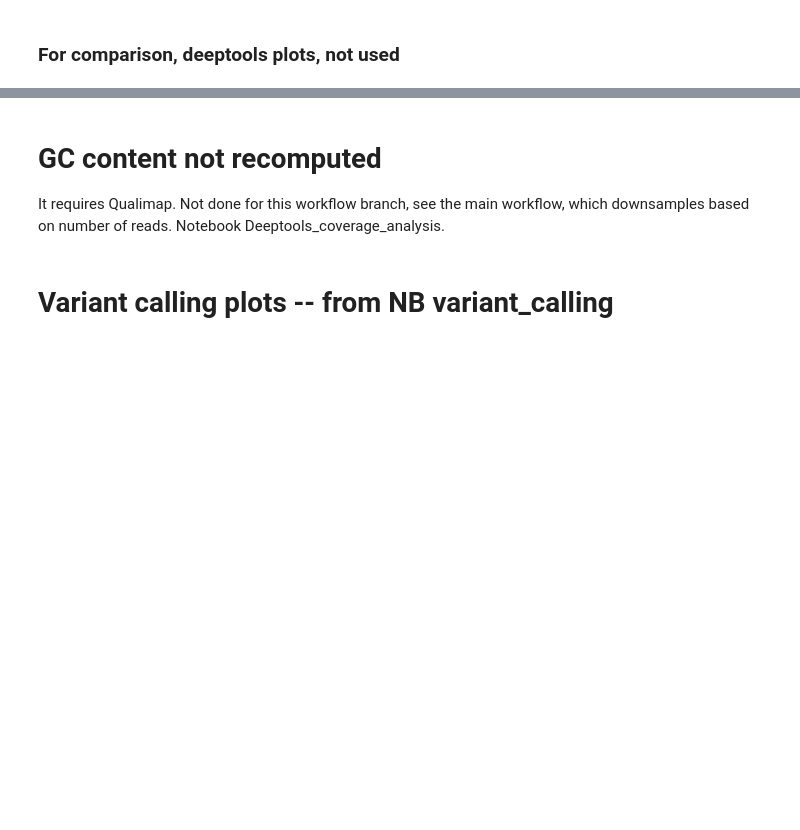
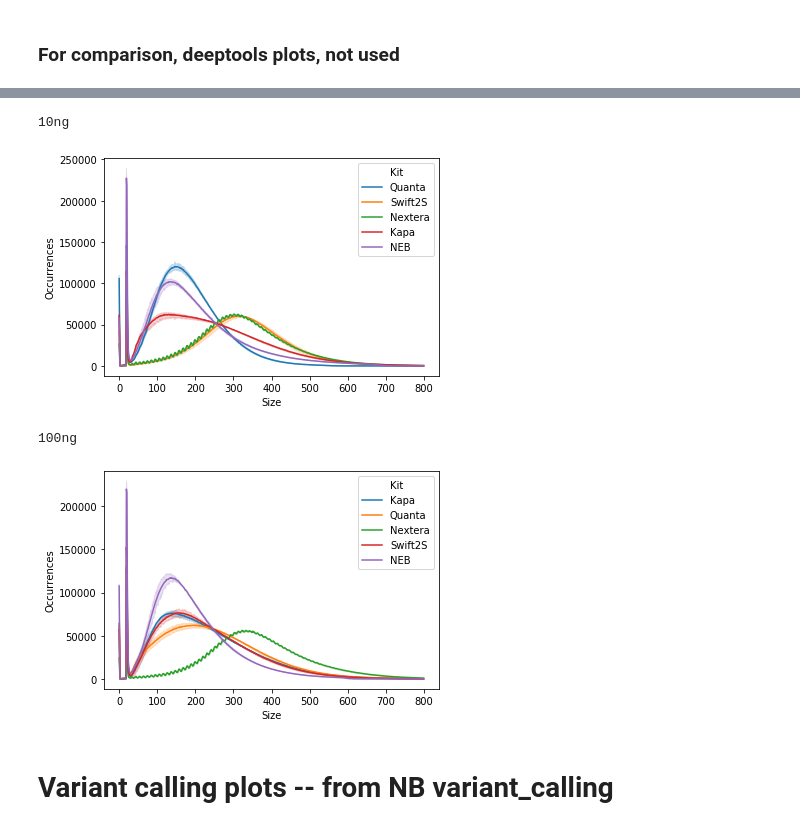
Before and after one commit to fa2k/comparison, a Jupyter notebook: b_Analysis.ipynb, the cells around one changed output, grey strips where cells are left out. Saved outputs shown, nothing was run; the diff lists cells and outputs as text; code cells hidden in the pictures; blank space fills up the shorter version.

```diff
--- a/b_Analysis.ipynb
+++ b/b_Analysis.ipynb
@@ -256,22 +279,23 @@ n_boot = 50
 # %%
 insertSizeDatas = [pd.read_csv(
                         "{}50_deeptools_summary/insertSize_{}.txt".format(WORKFLOW_BRANCH, conc),
                         sep="\t", skiprows=1
                         ).assign(Conc=conc)
                    for conc in ["10ng", "100ng"]]
 
 insertSizeData = pd.concat(insertSizeDatas)
 insertSizeData[['Kit', 'Replicate']] = insertSizeData.Sample.str.extract(r"([a-zA-Z0-9]+)-100?ng-([1234])")
 if not INCLUDE_SWIFT_LONG_LIBS:
     insertSizeData = insertSizeData[insertSizeData.Kit != 'Swiftlong']
 shorterInsertSize = insertSizeData[insertSizeData.Size < 800]
 for conc in ["10ng", "100ng"]:
     print(conc)
-    plt.figure(figsize=(10,10))
+    plt.figure()
     sns.lineplot(x="Size", y="Occurrences", hue="Kit", data=shorterInsertSize[shorterInsertSize.Conc == conc], n_boot=n_boot)
-    savefig("insert_size_deeptools_{}".format(conc))
+    #savefig("insert_size_deeptools_{}".format(conc))
     plt.show()
+# %% [output]
+10ng
+[figure, added]
+100ng
+[figure, added]
-# %% [markdown]
-# GC content not recomputed
-
-It requires Qualimap. Not done for this workflow branch, see the main workflow, which downsamples based on number of reads. Notebook Deeptools_coverage_analysis.
```
Also changed, not shown: parts of 10 cells of this notebook, 1 other file.
